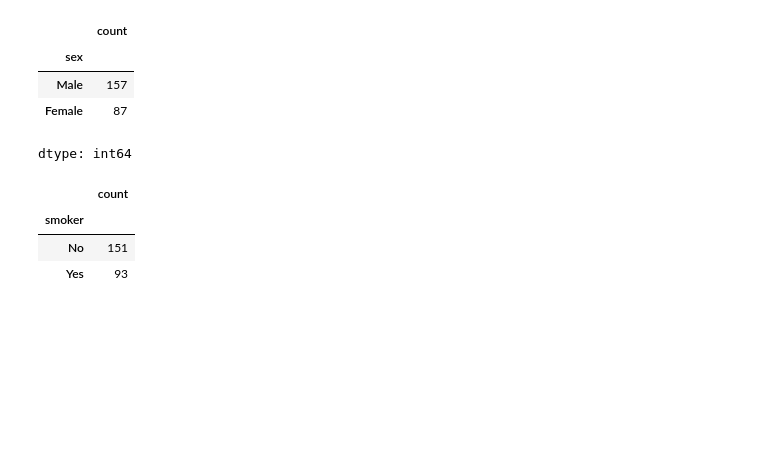
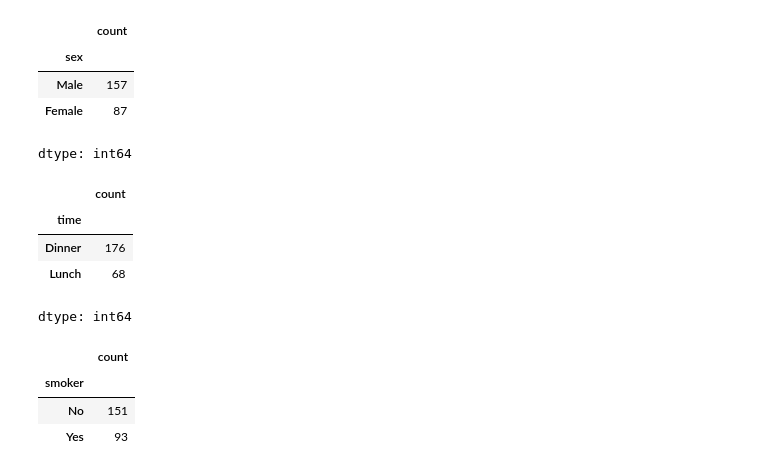
Before and after one commit to AyanSrivastava11/projects, a Jupyter notebook: 3 - svm/svr.ipynb, the cells around one changed output. Cells and saved outputs as stored; diff of their text form; code cells hidden in the pictures; blank space fills up the shorter version.

```diff
--- a/3 - svm/svr.ipynb
+++ b/3 - svm/svr.ipynb
@@ -39,6 +39,14 @@ df['sex'].value_counts()
 | Male | 157 |
 | Female | 87 |
 dtype: int64
+# %%
+df['time'].value_counts()
+# %% [output]
+|  | count |
+| time |  |
+| Dinner | 176 |
+| Lunch | 68 |
+dtype: int64
 # %%
 df['smoker'].value_counts()
 # %% [output]
```
Also changed, not shown: parts of 13 cells of this notebook.
